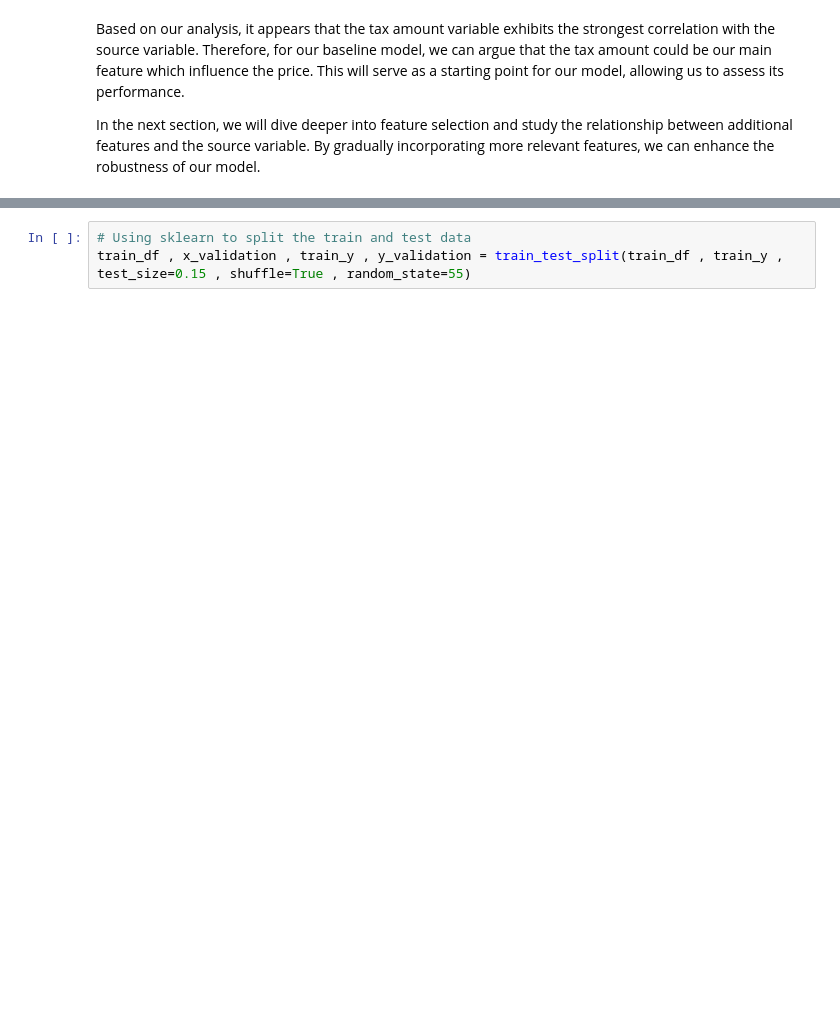
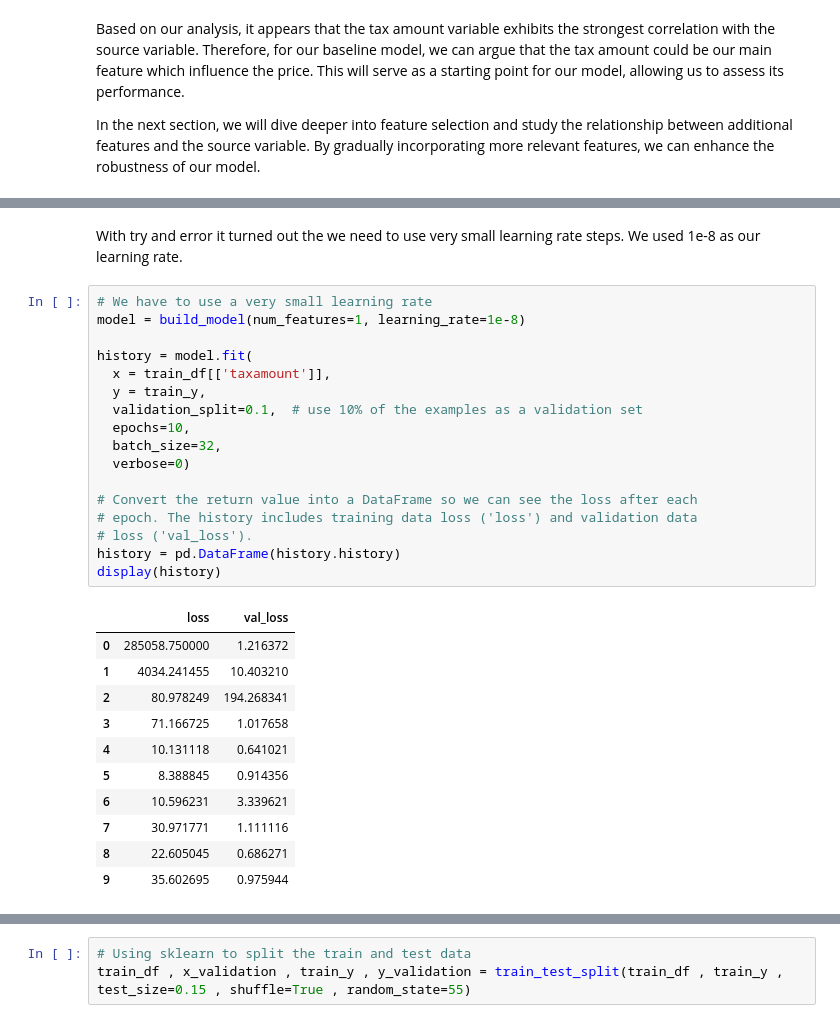
Before and after one commit to AmirMoazzami/207_final_project, a Jupyter notebook: zillow_final_project_207.ipynb, the cells around one changed output, grey strips where cells are left out. Drawn from its saved outputs; the diff is of its cells as text; blank space fills up the shorter version.

```diff
--- a/zillow_final_project_207.ipynb
+++ b/zillow_final_project_207.ipynb
@@ -302,0 +331,31 @@ To keep things simple, we will keep just a few columns. We use sklearn for now b
+# %% [markdown]
+With try and error it turned out the we need to use very small learning rate steps. We used 1e-8 as our learning rate.
+# %%
+# We have to use a very small learning rate
+model = build_model(num_features=1, learning_rate=1e-8)
+
+history = model.fit(
+  x = train_df[['taxamount']],
+  y = train_y,
+  validation_split=0.1,  # use 10% of the examples as a validation set
+  epochs=10,
+  batch_size=32,
+  verbose=0)
+
+# Convert the return value into a DataFrame so we can see the loss after each
+# epoch. The history includes training data loss ('loss') and validation data
+# loss ('val_loss').
+history = pd.DataFrame(history.history)
+display(history)
+# %% [output]
+|  | loss | val_loss |
+| 0 | 285058.750000 | 1.216372 |
+| 1 | 4034.241455 | 10.403210 |
+| 2 | 80.978249 | 194.268341 |
+| 3 | 71.166725 | 1.017658 |
+| 4 | 10.131118 | 0.641021 |
+| 5 | 8.388845 | 0.914356 |
+| 6 | 10.596231 | 3.339621 |
+| 7 | 30.971771 | 1.111116 |
+| 8 | 22.605045 | 0.686271 |
+| 9 | 35.602695 | 0.975944 |
```
Also changed, not shown: parts of 22 cells of this notebook.
